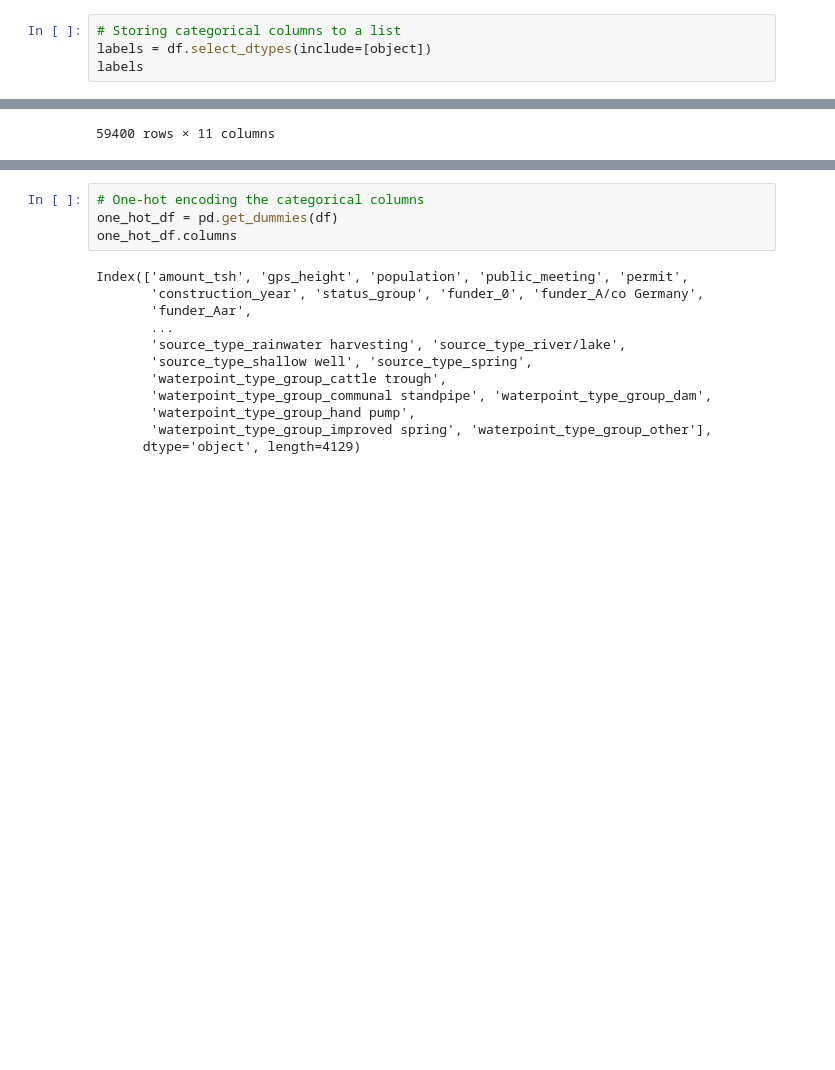
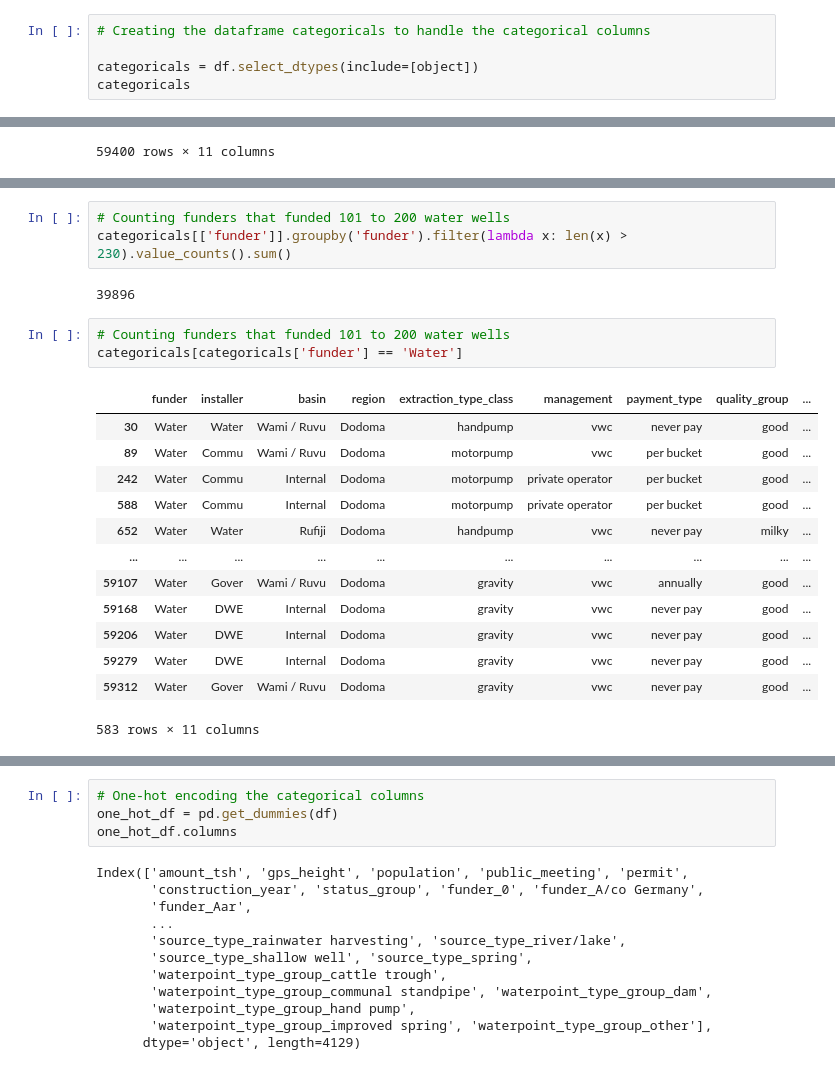
Before and after one commit to AlbaneCM/Classification-Modeling-Tanzanian-Wells, a Jupyter notebook: tanzanian-wells.ipynb, the cells around one changed output, grey strips where cells are left out. Saved outputs shown, nothing was run; the diff lists cells and outputs as text; blank space fills up the shorter version.

Commit message:
classification categorical data

```diff
--- a/tanzanian-wells.ipynb
+++ b/tanzanian-wells.ipynb
@@ -473,7 +473,8 @@ The categorical variables will be encoded on the entire dataset, rather than aft
 # %%
-# Storing categorical columns to a list
-labels = df.select_dtypes(include=[object])
-labels
+# Creating the dataframe categoricals to handle the categorical columns
+
+categoricals = df.select_dtypes(include=[object])
+categoricals
 # %% [output]
 |  | funder | installer | basin | region | extraction_type_class | management | payment_type | quality_group | ... |
 | 0 | Roman | Roman | Lake Nyasa | Iringa | gravity | vwc | annually | good | ... |
@@ -490,0 +569,22 @@ labels
+# %%
+# Counting funders that funded 101 to 200 water wells
+categoricals[['funder']].groupby('funder').filter(lambda x: len(x) > 230).value_counts().sum()
+# %% [output]
+39896
+# %%
+# Counting funders that funded 101 to 200 water wells
+categoricals[categoricals['funder'] == 'Water']
+# %% [output]
+|  | funder | installer | basin | region | extraction_type_class | management | payment_type | quality_group | ... |
+| 30 | Water | Water | Wami / Ruvu | Dodoma | handpump | vwc | never pay | good | ... |
+| 89 | Water | Commu | Wami / Ruvu | Dodoma | motorpump | vwc | per bucket | good | ... |
+| 242 | Water | Commu | Internal | Dodoma | motorpump | private operator | per bucket | good | ... |
+| 588 | Water | Commu | Internal | Dodoma | motorpump | private operator | per bucket | good | ... |
+| 652 | Water | Water | Rufiji | Dodoma | handpump | vwc | never pay | milky | ... |
+| ... | ... | ... | ... | ... | ... | ... | ... | ... | ... |
+| 59107 | Water | Gover | Wami / Ruvu | Dodoma | gravity | vwc | annually | good | ... |
+| 59168 | Water | DWE | Internal | Dodoma | gravity | vwc | never pay | good | ... |
+| 59206 | Water | DWE | Internal | Dodoma | gravity | vwc | never pay | good | ... |
+| 59279 | Water | DWE | Internal | Dodoma | gravity | vwc | never pay | good | ... |
+| 59312 | Water | Gover | Wami / Ruvu | Dodoma | gravity | vwc | never pay | good | ... |
+583 rows × 11 columns
```
Also changed, not shown: parts of 13 cells of this notebook.
